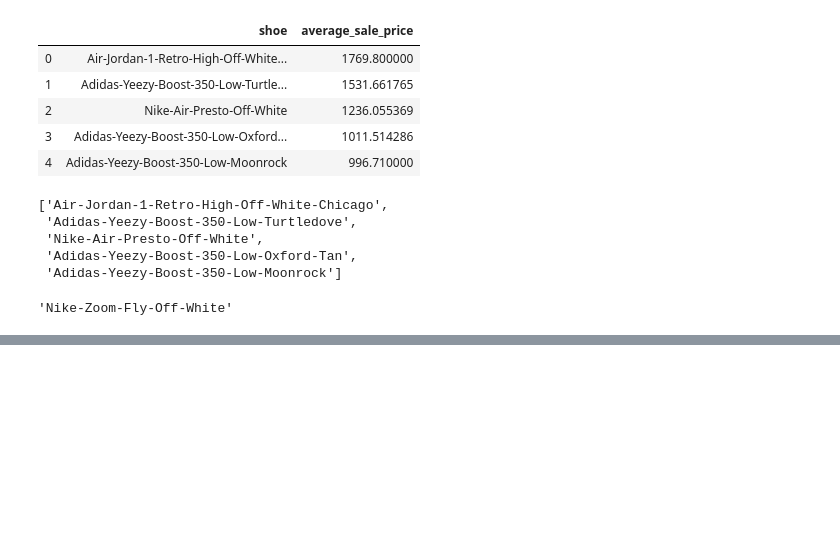
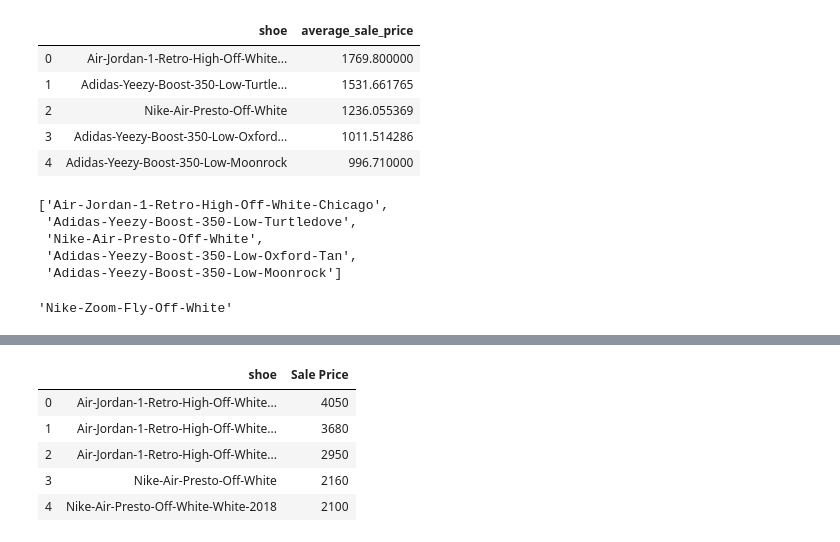
Before and after one commit to brandonmojica/stockx_price_predict, a Jupyter notebook: notebooks/stockx_price_predict.ipynb, the cells around one changed output, grey strips where cells are left out. Drawn from its saved outputs; the diff is of its cells as text; code cells hidden in the pictures; blank space fills up the shorter version.

```diff
--- a/notebooks/stockx_price_predict.ipynb
+++ b/notebooks/stockx_price_predict.ipynb
@@ -1195,0 +1214,2 @@ stockx_2017['shoe'].max()
+# %%
+top_shoes_sold_average_2018 = stockx_2018.groupby('shoe')['Sale Price'].max().sort_values(ascending=False)
@@ -1195,0 +1238,10 @@ stockx_2017['shoe'].max()
+# %%
+top_shoes_sold_average_2018_df = top_shoes_sold_average_2018.to_frame().reset_index()
+top_shoes_sold_average_2018_df.iloc[0:5]
+# %% [output]
+|  | shoe | Sale Price |
+| 0 | Air-Jordan-1-Retro-High-Off-White... | 4050 |
+| 1 | Air-Jordan-1-Retro-High-Off-White... | 3680 |
+| 2 | Air-Jordan-1-Retro-High-Off-White... | 2950 |
+| 3 | Nike-Air-Presto-Off-White | 2160 |
+| 4 | Nike-Air-Presto-Off-White-White-2018 | 2100 |
```
Also changed, not shown: parts of 10 cells of this notebook.
